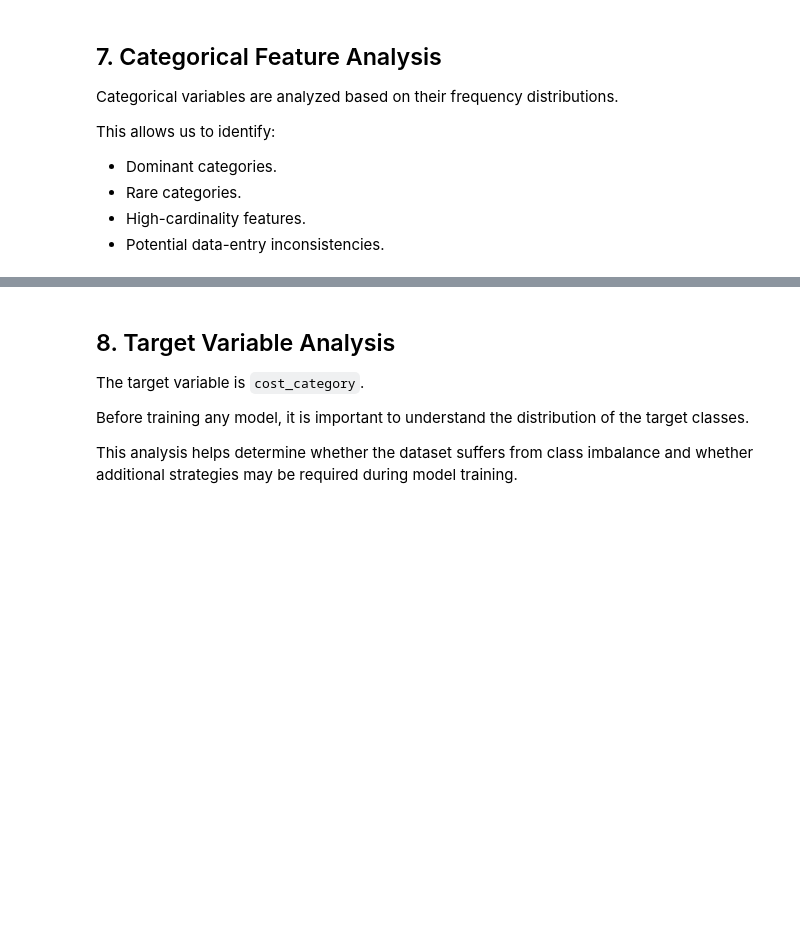
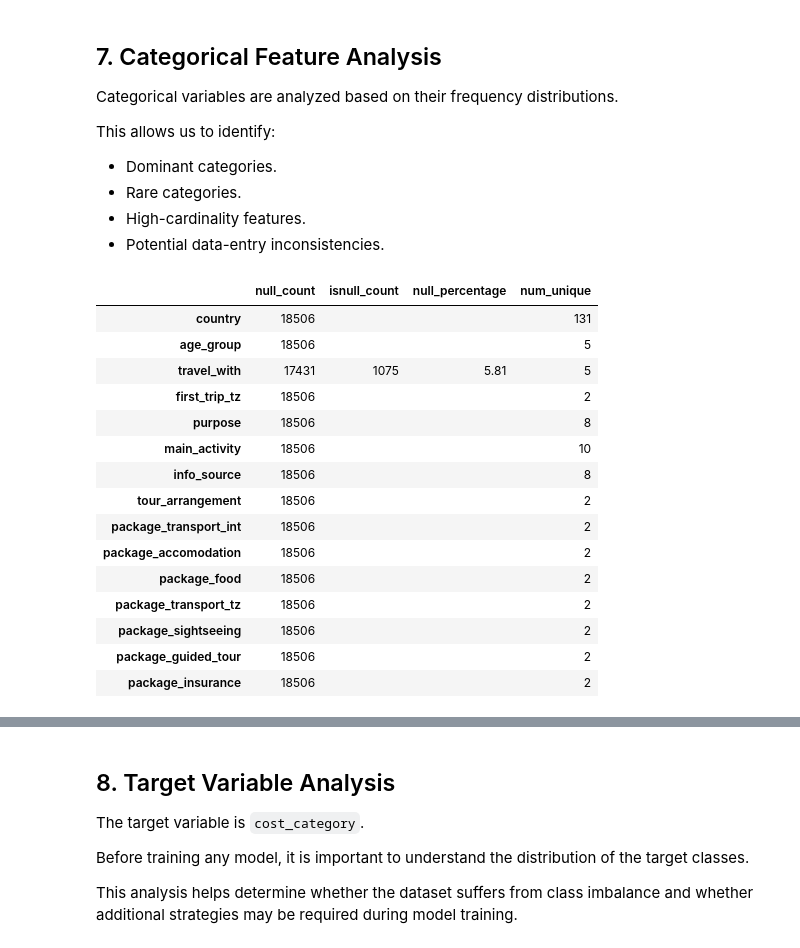
Before and after one commit to kareem0088/tanzania-tourism-classification, a Jupyter notebook: notebooks/01_statistical_eda.ipynb, the cells around one changed output, grey strips where cells are left out. Drawn from its saved outputs; the diff is of its cells as text; code cells hidden in the pictures; blank space fills up the shorter version.

```diff
--- a/notebooks/01_statistical_eda.ipynb
+++ b/notebooks/01_statistical_eda.ipynb
@@ -281,3 +281,31 @@ This allows us to identify:
 - Rare categories.
 - High-cardinality features.
 - Potential data-entry inconsistencies.
+# %%
+df[CATEGORICAL_COLS]. describe().T
+categorical_summary = pd.DataFrame({
+    'null_count' : df[CATEGORICAL_COLS].count(),
+    'isnull_count' : df[CATEGORICAL_COLS].isnull().sum(),
+    'null_percentage' : (df[CATEGORICAL_COLS].isna().mean() * 100).round(2),
+    'num_unique' : df[CATEGORICAL_COLS].nunique()
+    }).replace(0, "")
+
+
+categorical_summary
+# %% [output]
+|  | null_count | isnull_count | null_percentage | num_unique |
+| country | 18506 |  |  | 131 |
+| age_group | 18506 |  |  | 5 |
+| travel_with | 17431 | 1075 | 5.81 | 5 |
+| first_trip_tz | 18506 |  |  | 2 |
+| purpose | 18506 |  |  | 8 |
+| main_activity | 18506 |  |  | 10 |
+| info_source | 18506 |  |  | 8 |
+| tour_arrangement | 18506 |  |  | 2 |
+| package_transport_int | 18506 |  |  | 2 |
+| package_accomodation | 18506 |  |  | 2 |
+| package_food | 18506 |  |  | 2 |
+| package_transport_tz | 18506 |  |  | 2 |
+| package_sightseeing | 18506 |  |  | 2 |
+| package_guided_tour | 18506 |  |  | 2 |
+| package_insurance | 18506 |  |  | 2 |
```
Also changed, not shown: parts of 4 cells of this notebook, 1 other file.
